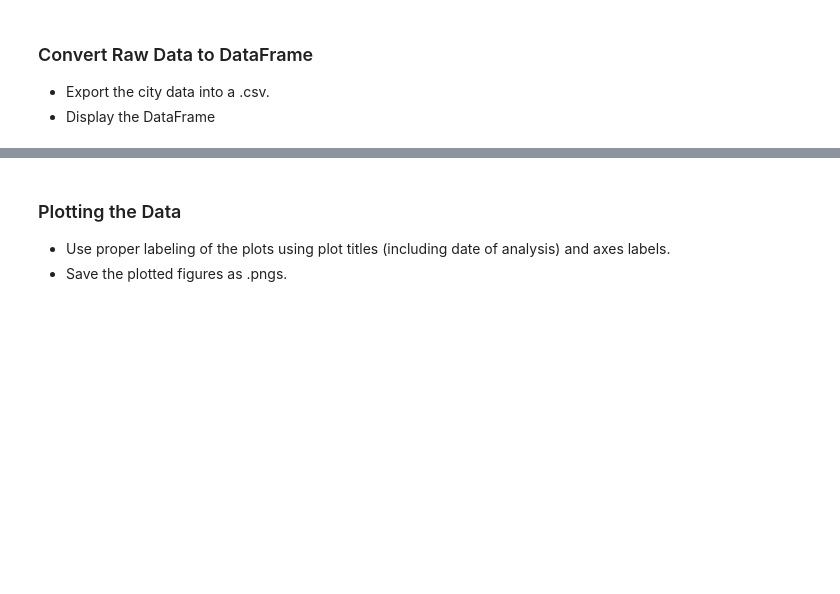
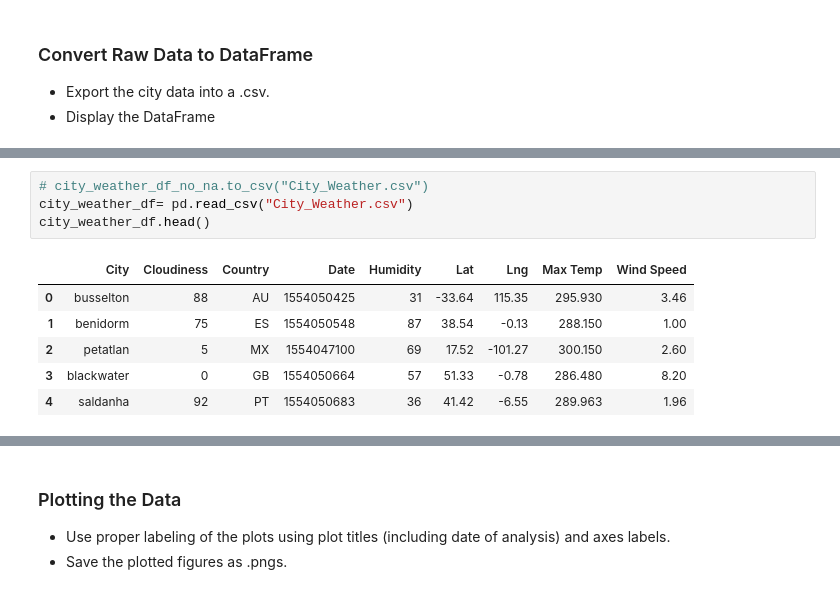
Before and after one commit to tbuck09/API-Practice, a Jupyter notebook: starter_code/WeatherPy.ipynb, the cells around one changed output, grey strips where cells are left out. Saved outputs shown, nothing was run; the diff lists cells and outputs as text; blank space fills up the shorter version.

```diff
--- a/starter_code/WeatherPy.ipynb
+++ b/starter_code/WeatherPy.ipynb
@@ -146,0 +163,11 @@ dtype: int64
+# %%
+# city_weather_df_no_na.to_csv("City_Weather.csv")
+city_weather_df= pd.read_csv("City_Weather.csv")
+city_weather_df.head()
+# %% [output]
+|  | City | Cloudiness | Country | Date | Humidity | Lat | Lng | Max Temp | Wind Speed |
+| 0 | busselton | 88 | AU | 1554050425 | 31 | -33.64 | 115.35 | 295.930 | 3.46 |
+| 1 | benidorm | 75 | ES | 1554050548 | 87 | 38.54 | -0.13 | 288.150 | 1.00 |
+| 2 | petatlan | 5 | MX | 1554047100 | 69 | 17.52 | -101.27 | 300.150 | 2.60 |
+| 3 | blackwater | 0 | GB | 1554050664 | 57 | 51.33 | -0.78 | 286.480 | 8.20 |
+| 4 | saldanha | 92 | PT | 1554050683 | 36 | 41.42 | -6.55 | 289.963 | 1.96 |
```
Also changed, not shown: parts of 11 cells of this notebook, 1 other file.
